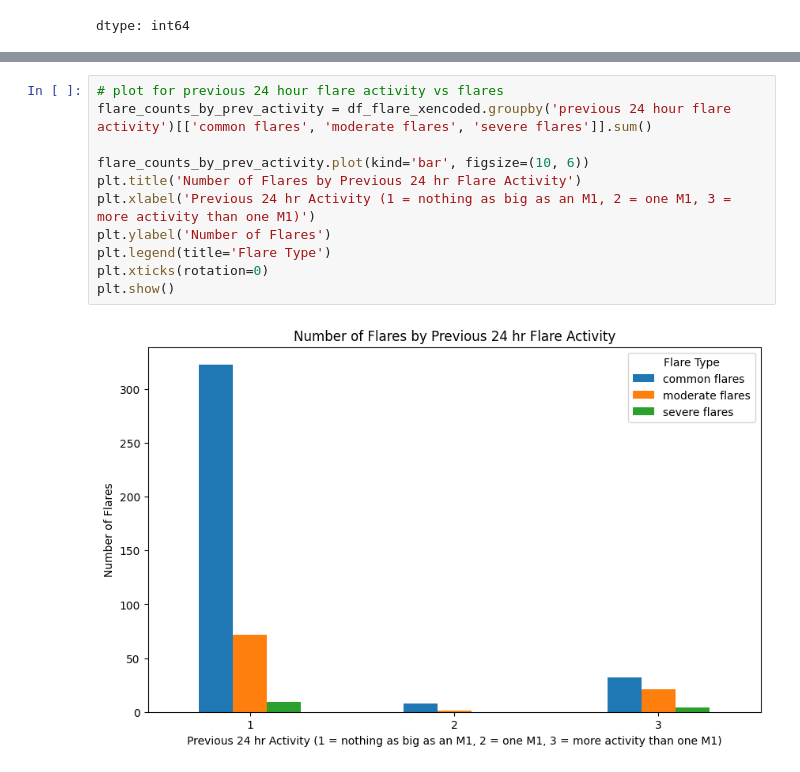
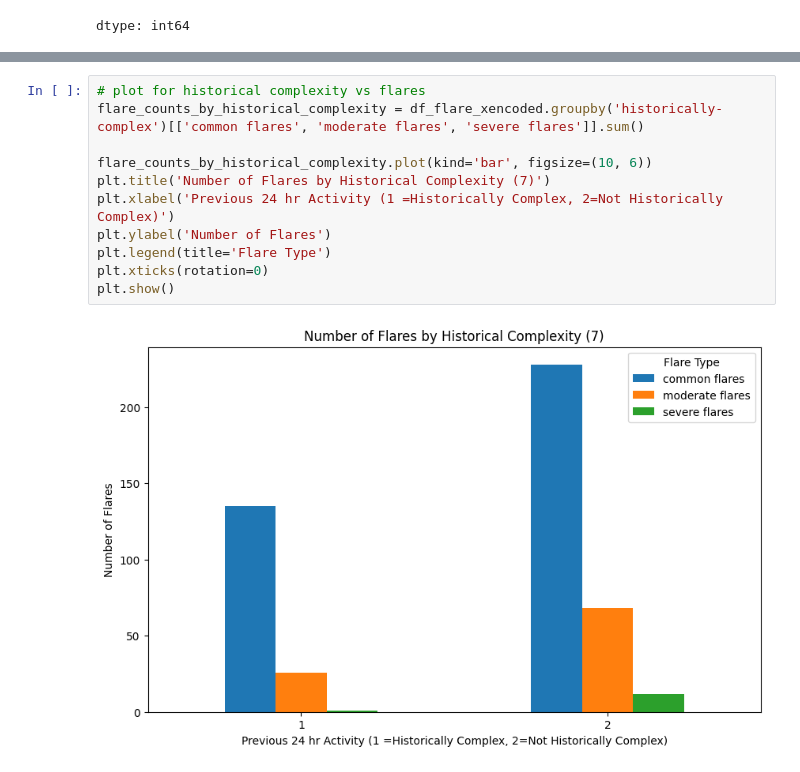
Before and after one commit to electro10000/Astrology-Dataset, a Jupyter notebook: Solar_Flare_Research_Project.ipynb, the cells around one changed output, grey strips where cells are left out. Saved outputs shown, nothing was run; the diff lists cells and outputs as text.

```diff
--- a/Solar_Flare_Research_Project.ipynb
+++ b/Solar_Flare_Research_Project.ipynb
@@ -273,13 +276,13 @@ plt.show()
 # %%
-# plot for previous 24 hour flare activity vs flares
-flare_counts_by_prev_activity = df_flare_xencoded.groupby('previous 24 hour flare activity')[['common flares', 'moderate flares', 'severe flares']].sum()
+# plot for historical complexity vs flares
+flare_counts_by_historical_complexity = df_flare_xencoded.groupby('historically-complex')[['common flares', 'moderate flares', 'severe flares']].sum()
 
-flare_counts_by_prev_activity.plot(kind='bar', figsize=(10, 6))
-plt.title('Number of Flares by Previous 24 hr Flare Activity')
-plt.xlabel('Previous 24 hr Activity (1 = nothing as big as an M1, 2 = one M1, 3 = more activity than one M1)')
+flare_counts_by_historical_complexity.plot(kind='bar', figsize=(10, 6))
+plt.title('Number of Flares by Historical Complexity (7)')
+plt.xlabel('Previous 24 hr Activity (1 =Historically Complex, 2=Not Historically Complex)')
 plt.ylabel('Number of Flares')
 plt.legend(title='Flare Type')
 plt.xticks(rotation=0)
 plt.show()
 # %% [output]
-[figure, old version]
+[figure, new version]
```
Also changed, not shown: parts of 19 cells of this notebook.
